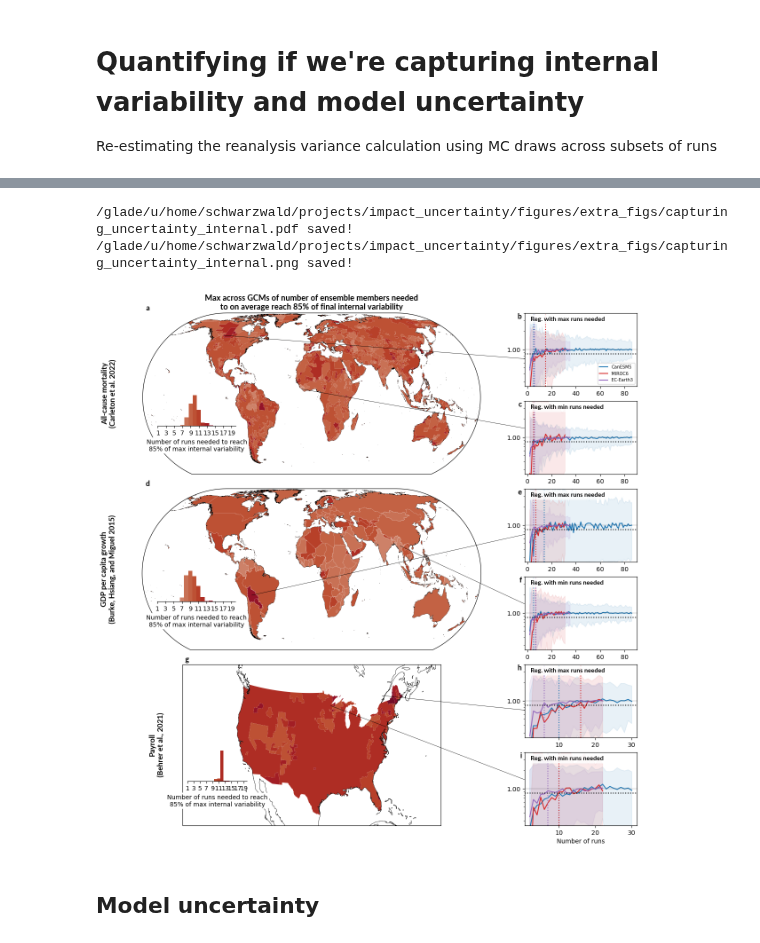
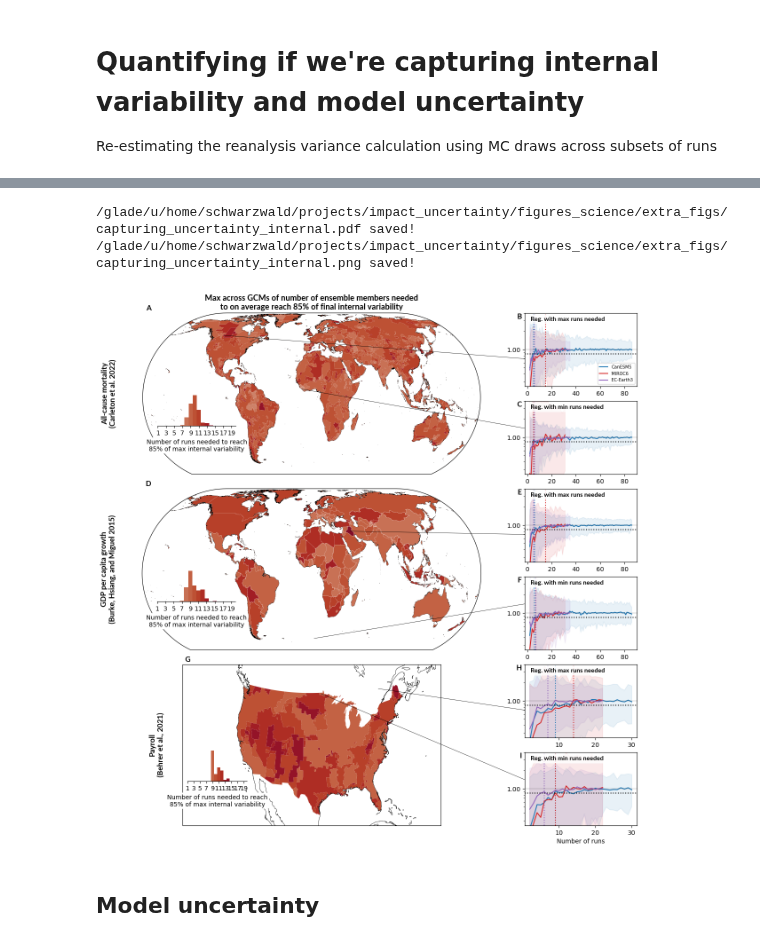
Before and after one commit to ks905383/impact_uncertainty, a Jupyter notebook: code/4c_capturing_uncertainty.ipynb, the cells around one changed output, grey strips where cells are left out. Cells and saved outputs as stored; diff of their text form; code cells hidden in the pictures.

```diff
--- a/code/4c_capturing_uncertainty.ipynb
+++ b/code/4c_capturing_uncertainty.ipynb
@@ -37,6 +37,7 @@ dir_list['aux_bigmem'] = '/glade/derecho/scratch/schwarzwald/impact_uncertainty/
 
 extra_fonts = {'lato':mpl.font_manager.FontProperties(fname=dir_list['aux']+'fonts/Lato-Regular.ttf'),
  'lato-bold':mpl.font_manager.FontProperties(fname=dir_list['aux']+'fonts/Lato-Bold.ttf')}
+subplot_lettering = string.ascii_uppercase #string.ascii_lowercase
 # %%
 from distributed import Client
 
@@ -72,6 +56,6 @@ Hosting the HTTP server on port 34643 instead
 # %%
 params_proc = {'mortality':{'varname':'tassumpoly','geo_typ':'impact-regions','shp_fn':'impact-region','popwght':True},
-               'gdppc':{'varname':'tassumpoly','geo_typ':'adm1','shp_fn':'country-fixed','popwght':True},
+               'gdppc':{'varname':'tasmeanpoly','geo_typ':'adm1','shp_fn':'country-fixed','popwght':True},
                'payroll':{'varname':'tasmaxbinF','geo_typ':'adm2-us','shp_fn':'UScounties','popwght':True}}
 
 idxs = {'impact-regions':{'hierid':'locid'},
@@ -93,7 +77,7 @@ ndraws = 100
 gwl = 2
 # %%
 overwrite = True
-for proc in ['mortality','gdppc']:#params_proc:
+for proc in ['gdppc','payroll']:#params_proc:
 
     output_fn = f'{dir_list['aux_bigmem']}obsvar_boot_estimates_{proc}.zarr'
     if overwrite or (not os.path.exists(output_fn+'/.done')):
@@ -334,7 +305,7 @@ for row_idx,proc in enumerate(params_proc):
                           crs = ccrs.PlateCarree())
 
     # Subplot label
-    ax_map.annotate(string.ascii_lowercase[row_idx*3],(0.01,1.01),xycoords = 'axes fraction',
+    ax_map.annotate(subplot_lettering[row_idx*3],(0.01,1.01),xycoords = 'axes fraction',
                             fontweight='bold',fontsize=12,va='bottom',font=extra_fonts['lato-bold'])
 
     #----- Inset histogram
@@ -418,38 +389,38 @@ for row_idx,proc in enumerate(params_proc):
         ax.get_yaxis().set_major_formatter(mpl.ticker.ScalarFormatter())
 
         # Subplot label
-        ax.annotate(string.ascii_lowercase[row_idx*3+plt_idx+1],(-0.025,1.0),xycoords = 'axes fraction',
+        ax.annotate(subplot_lettering[row_idx*3+plt_idx+1],(-0.025,1.0),xycoords = 'axes fraction',
                                 fontweight='bold',fontsize=12,va='top',ha='right',font=extra_fonts['lato-bold'])
 
 
         # Map point → figure coordinates
         lon_proj,lat_proj = ax_map.projection.transform_point(centroid.x, centroid.y, ccrs.PlateCarree())
         disp = ax_map.transData.transform((lon_proj, lat_proj))  # PlateCarree input
         map_fig = fig.transFigure.inverted().transform(disp)
 
         # add connection to main map
         if plt_idx == 0:
             yloc = 0.375
         elif plt_idx == 1:
             yloc = 0.625
         con = mpl.patches.ConnectionPatch(
             #xyA=(centroid.x, centroid.y), coordsA=ax_map.transData,   # map location (lon/lat)
             xyA = map_fig, coordsA = fig.transFigure,
             xyB=(0.0, yloc), coordsB=ax.transAxes,       # left-center of subplot
             axesA=ax_map,
             axesB=ax,
             color='black',
             lw=0.5
         )
 
         fig.add_artist(con)
 
 if save_fig:
     utility_print(output_fn)
 # %% [output]
-/glade/u/home/schwarzwald/projects/impact_uncertainty/figures/extra_figs/capturing_uncertainty_internal.pdf saved!
-/glade/u/home/schwarzwald/projects/impact_uncertainty/figures/extra_figs/capturing_uncertainty_internal.png saved!
+/glade/u/home/schwarzwald/projects/impact_uncertainty/figures_science/extra_figs/capturing_uncertainty_internal.pdf saved!
+/glade/u/home/schwarzwald/projects/impact_uncertainty/figures_science/extra_figs/capturing_uncertainty_internal.png saved!
-[figure, old version]
+[figure, new version]
 # %% [markdown]
 ## Model uncertainty
 # %%
```
Also changed, not shown: parts of 7 cells of this notebook, 50 other files.
